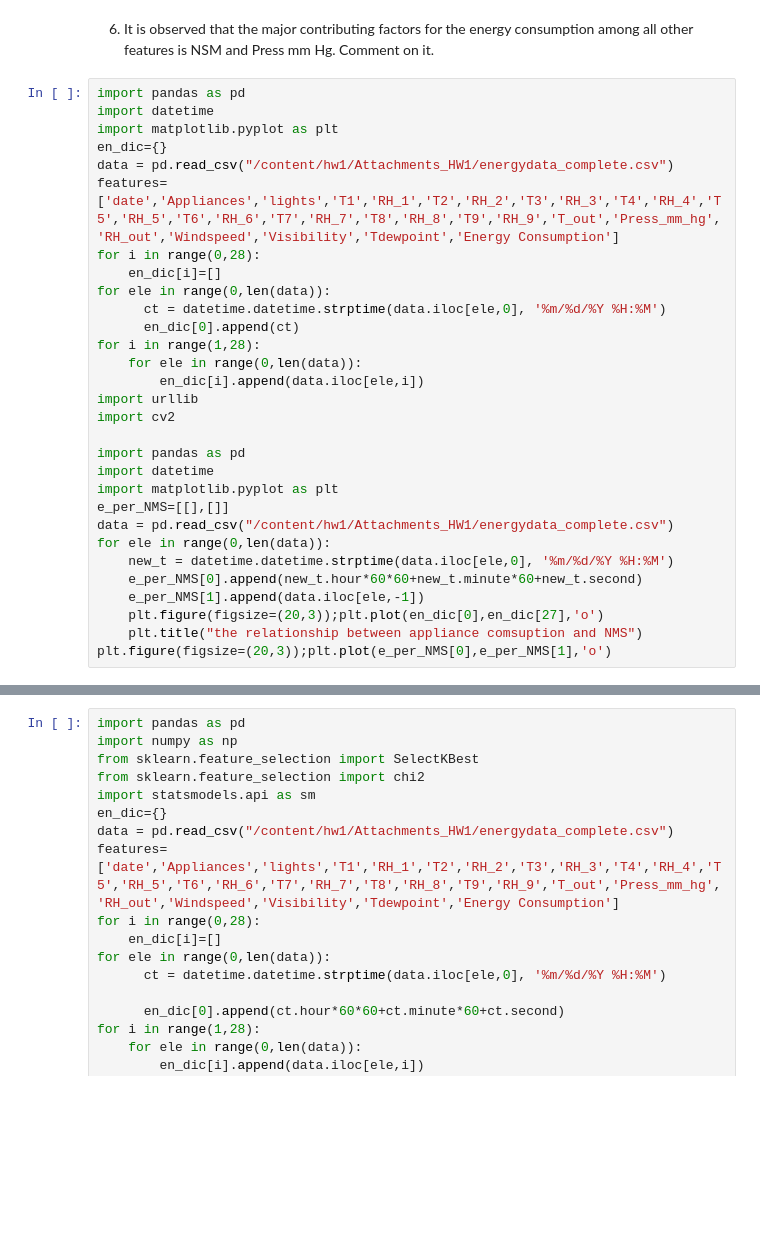
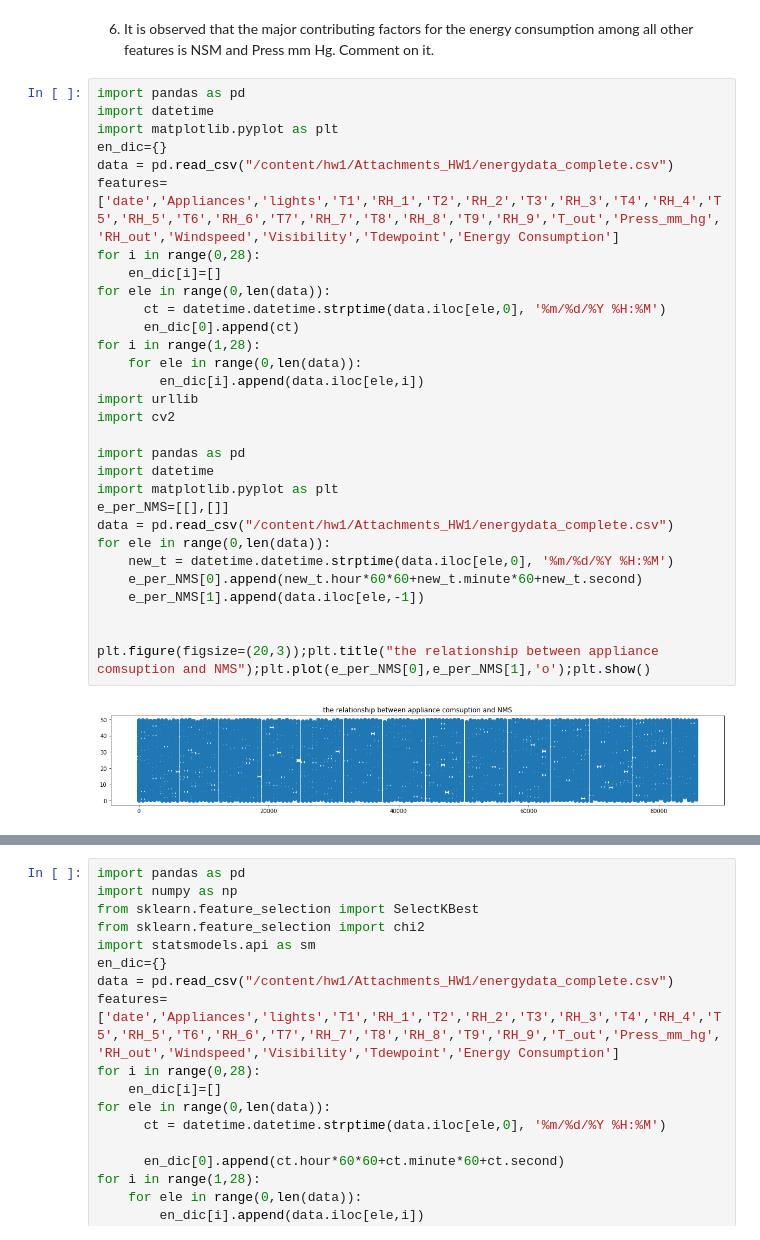
Before and after one commit to juliachen2357/ME592, a Jupyter notebook: HW1.ipynb, the cells around one changed output, grey strips where cells are left out. Drawn from its saved outputs; the diff is of its cells as text; blank space fills up the shorter version.

```diff
--- a/HW1.ipynb
+++ b/HW1.ipynb
@@ -232,33 +232,35 @@ plt.figure(figsize=(20,3));plt.plot(ap,pg,'o')
 # %%
 import pandas as pd
 import datetime
 import matplotlib.pyplot as plt
 en_dic={}
 data = pd.read_csv("/content/hw1/Attachments_HW1/energydata_complete.csv")
 features=['date','Appliances','lights','T1','RH_1','T2','RH_2','T3','RH_3','T4','RH_4','T5','RH_5','T6','RH_6','T7','RH_7','T8','RH_8','T9','RH_9','T_out','Press_mm_hg','RH_out','Windspeed','Visibility','Tdewpoint','Energy Consumption']
 for i in range(0,28):
     en_dic[i]=[]
 for ele in range(0,len(data)):
       ct = datetime.datetime.strptime(data.iloc[ele,0], '%m/%d/%Y %H:%M')
       en_dic[0].append(ct)
 for i in range(1,28):
     for ele in range(0,len(data)):
         en_dic[i].append(data.iloc[ele,i])
 import urllib
 import cv2
 
 import pandas as pd
 import datetime
 import matplotlib.pyplot as plt
 e_per_NMS=[[],[]]
 data = pd.read_csv("/content/hw1/Attachments_HW1/energydata_complete.csv")
 for ele in range(0,len(data)):
     new_t = datetime.datetime.strptime(data.iloc[ele,0], '%m/%d/%Y %H:%M')
     e_per_NMS[0].append(new_t.hour*60*60+new_t.minute*60+new_t.second)
     e_per_NMS[1].append(data.iloc[ele,-1])
-    plt.figure(figsize=(20,3));plt.plot(en_dic[0],en_dic[27],'o')
-    plt.title("the relationship between appliance comsuption and NMS")
-plt.figure(figsize=(20,3));plt.plot(e_per_NMS[0],e_per_NMS[1],'o')
+
+
+plt.figure(figsize=(20,3));plt.title("the relationship between appliance comsuption and NMS");plt.plot(e_per_NMS[0],e_per_NMS[1],'o');plt.show()
+# %% [output]
+[figure, added]
 # %%
 for i in range(1,28):
     plt.figure(figsize=(20,3));plt.plot(en_dic[i],en_dic[27],'o')
```
Also changed, not shown: parts of 7 cells of this notebook.
